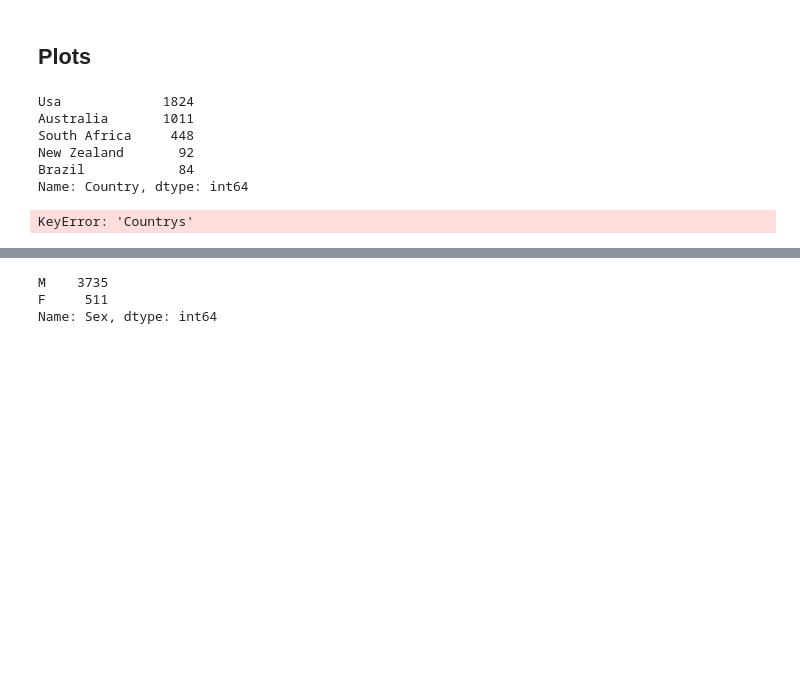
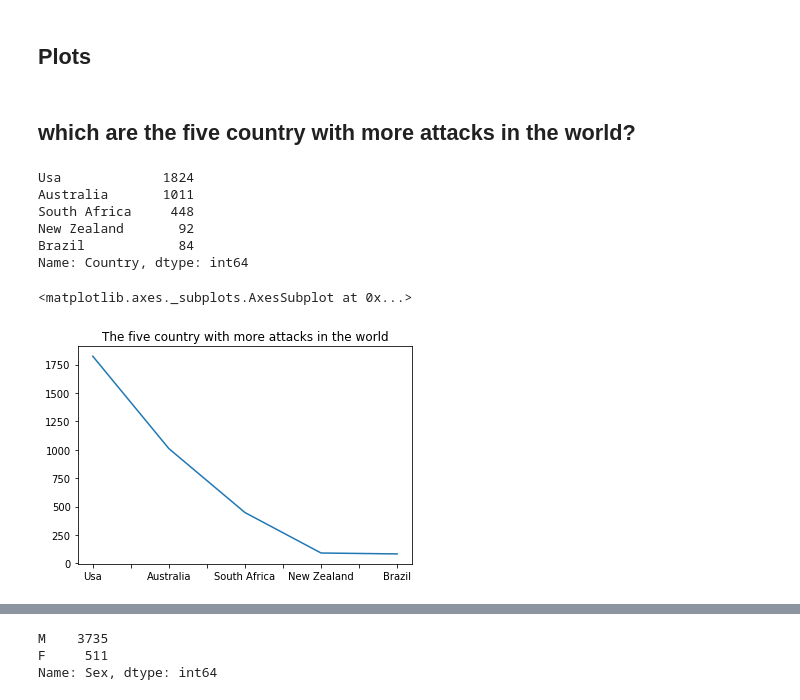
Before and after one commit to ironhack-bcn-data-june-2020/PR02-project-pandas, a Jupyter notebook: main.ipynb, the cells around one changed output, grey strips where cells are left out. Cells and saved outputs as stored; diff of their text form; code cells hidden in the pictures; blank space fills up the shorter version.

```diff
--- a/main.ipynb
+++ b/main.ipynb
@@ -140,15 +174,18 @@ sharks
 # %% [markdown]
 ##  Plots
+# %% [markdown]
+## which are the five country with more attacks in the world?
 # %%
 print(sharks['Country'].value_counts().head())
 
-Countrys= sharks['Countrys'].value_counts().head()
+Countrys= sharks['Country'].value_counts().head()
 Countrys.plot(title="The five country with more attacks in the world")
 # %% [output]
 Usa             1824
 Australia       1011
 South Africa     448
 New Zealand       92
 Brazil            84
 Name: Country, dtype: int64
-KeyError: 'Countrys'
+<matplotlib.axes._subplots.AxesSubplot at 0x...>
+[figure, added]
```
Also changed, not shown: parts of 11 cells of this notebook.
